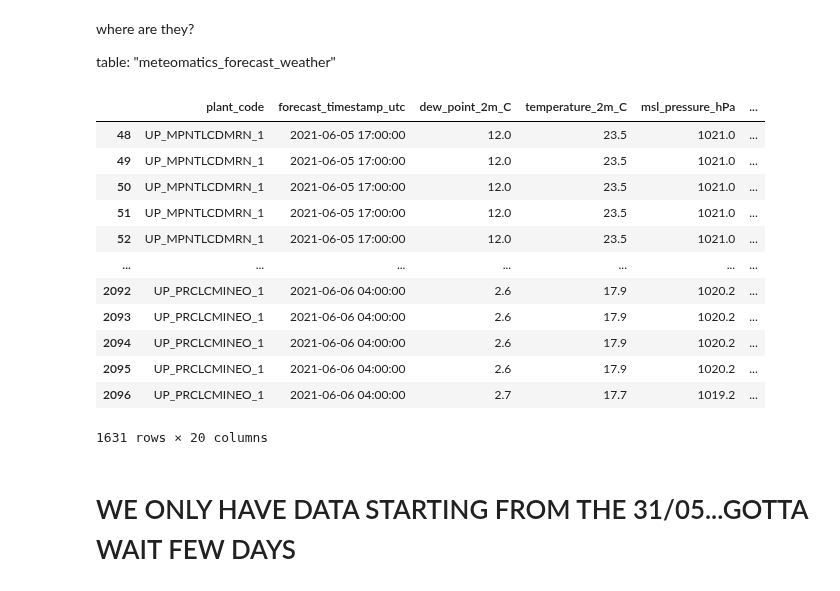
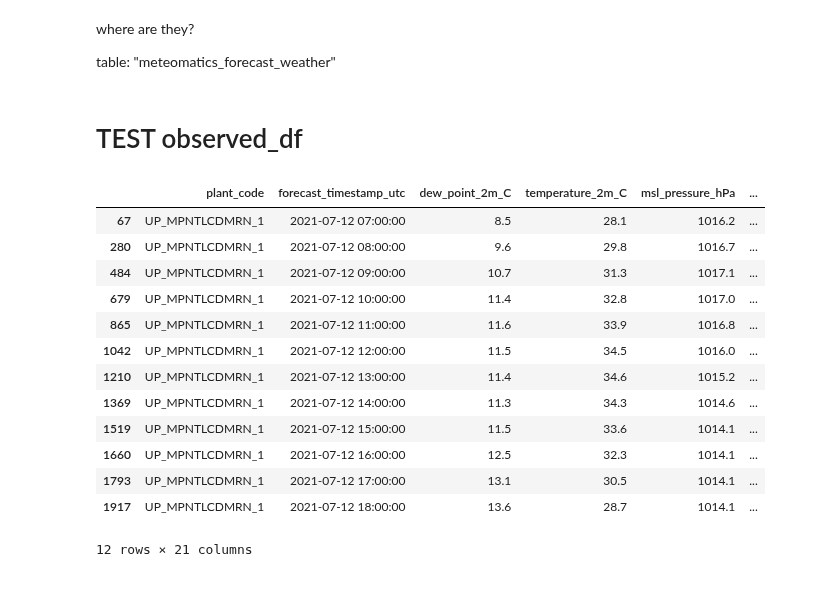
Before and after one commit to Vergangenheit/google-research-tft, a Jupyter notebook: notebooks/Query_DB_for_Inference.ipynb, the cells around one changed output. Drawn from its saved outputs; the diff is of its cells as text; code cells hidden in the pictures.

```diff
--- a/notebooks/Query_DB_for_Inference.ipynb
+++ b/notebooks/Query_DB_for_Inference.ipynb
@@ -184,18 +185,12 @@ known_df: DataFrame = known_df[known_df['plant_code'].isin(farm_list)]
-# %%
-known_df
-# %% [output]
-|  | plant_code | forecast_timestamp_utc | dew_point_2m_C | temperature_2m_C | msl_pressure_hPa | ... |
-| 48 | UP_MPNTLCDMRN_1 | 2021-06-05 17:00:00 | 12.0 | 23.5 | 1021.0 | ... |
-| 49 | UP_MPNTLCDMRN_1 | 2021-06-05 17:00:00 | 12.0 | 23.5 | 1021.0 | ... |
-| 50 | UP_MPNTLCDMRN_1 | 2021-06-05 17:00:00 | 12.0 | 23.5 | 1021.0 | ... |
-| 51 | UP_MPNTLCDMRN_1 | 2021-06-05 17:00:00 | 12.0 | 23.5 | 1021.0 | ... |
-| 52 | UP_MPNTLCDMRN_1 | 2021-06-05 17:00:00 | 12.0 | 23.5 | 1021.0 | ... |
-| ... | ... | ... | ... | ... | ... | ... |
-| 2092 | UP_PRCLCMINEO_1 | 2021-06-06 04:00:00 | 2.6 | 17.9 | 1020.2 | ... |
-| 2093 | UP_PRCLCMINEO_1 | 2021-06-06 04:00:00 | 2.6 | 17.9 | 1020.2 | ... |
-| 2094 | UP_PRCLCMINEO_1 | 2021-06-06 04:00:00 | 2.6 | 17.9 | 1020.2 | ... |
-| 2095 | UP_PRCLCMINEO_1 | 2021-06-06 04:00:00 | 2.6 | 17.9 | 1020.2 | ... |
-| 2096 | UP_PRCLCMINEO_1 | 2021-06-06 04:00:00 | 2.7 | 17.7 | 1019.2 | ... |
-1631 rows × 20 columns
-# %% [markdown]
-# WE ONLY HAVE DATA STARTING FROM THE 31/05...GOTTA WAIT FEW DAYS
+# %%
+query_fore: str = "SELECT * FROM meteomatics_forecast_weather WHERE forecast_timestamp_utc between '{}' and '{}'"
+known_df: DataFrame = pd.read_sql_query(query_fore.format(targets[0], targets[-1]), con=db_connection())
+known_df.drop(['id'], axis=1, inplace=True)
+known_df: DataFrame = known_df.sort_values(by=['forecast_timestamp_utc', 'plant_code'], ascending=True, ignore_index=True)
+known_df['diff'] = known_df['forecast_timestamp_utc'] - known_df['timestamp_query_utc']
+known_df = known_df.sort_values('diff', ascending=True).drop_duplicates(subset=['plant_code', 'forecast_timestamp_utc'], keep='first')
+assert known_df['timestamp_query_utc'].unique() == pd.Timestamp(targets[0])
+known_df.drop(['timestamp_query_utc'], axis=1, inplace=True)
+known_df: DataFrame = known_df[known_df['plant_code'].isin(farm_list)]
+# %% [markdown]
+# TEST observed_df
@@ -201,0 +201,19 @@ known_df
+# %%
+maserio_kn = known_df[known_df['plant_code']=='UP_MPNTLCDMRN_1']
+# %%
+maserio_kn
+# %% [output]
+|  | plant_code | forecast_timestamp_utc | dew_point_2m_C | temperature_2m_C | msl_pressure_hPa | ... |
+| 67 | UP_MPNTLCDMRN_1 | 2021-07-12 07:00:00 | 8.5 | 28.1 | 1016.2 | ... |
+| 280 | UP_MPNTLCDMRN_1 | 2021-07-12 08:00:00 | 9.6 | 29.8 | 1016.7 | ... |
+| 484 | UP_MPNTLCDMRN_1 | 2021-07-12 09:00:00 | 10.7 | 31.3 | 1017.1 | ... |
+| 679 | UP_MPNTLCDMRN_1 | 2021-07-12 10:00:00 | 11.4 | 32.8 | 1017.0 | ... |
+| 865 | UP_MPNTLCDMRN_1 | 2021-07-12 11:00:00 | 11.6 | 33.9 | 1016.8 | ... |
+| 1042 | UP_MPNTLCDMRN_1 | 2021-07-12 12:00:00 | 11.5 | 34.5 | 1016.0 | ... |
+| 1210 | UP_MPNTLCDMRN_1 | 2021-07-12 13:00:00 | 11.4 | 34.6 | 1015.2 | ... |
+| 1369 | UP_MPNTLCDMRN_1 | 2021-07-12 14:00:00 | 11.3 | 34.3 | 1014.6 | ... |
+| 1519 | UP_MPNTLCDMRN_1 | 2021-07-12 15:00:00 | 11.5 | 33.6 | 1014.1 | ... |
+| 1660 | UP_MPNTLCDMRN_1 | 2021-07-12 16:00:00 | 12.5 | 32.3 | 1014.1 | ... |
+| 1793 | UP_MPNTLCDMRN_1 | 2021-07-12 17:00:00 | 13.1 | 30.5 | 1014.1 | ... |
+| 1917 | UP_MPNTLCDMRN_1 | 2021-07-12 18:00:00 | 13.6 | 28.7 | 1014.1 | ... |
+12 rows × 21 columns
```
Also changed, not shown: parts of 9 cells of this notebook, 1 other file.
